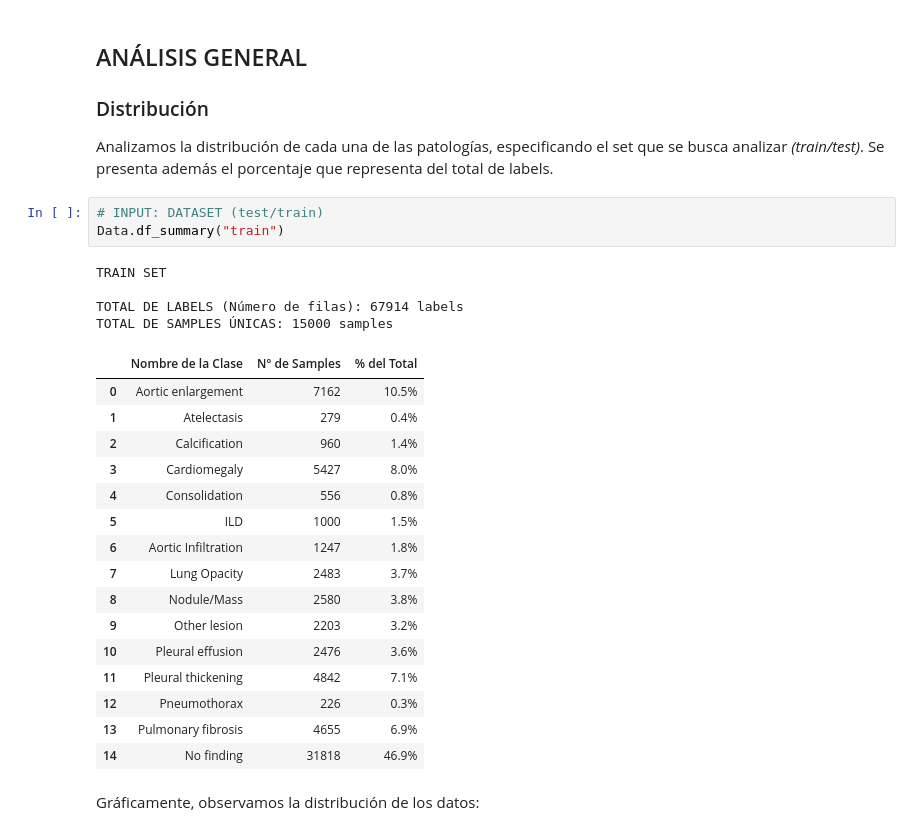
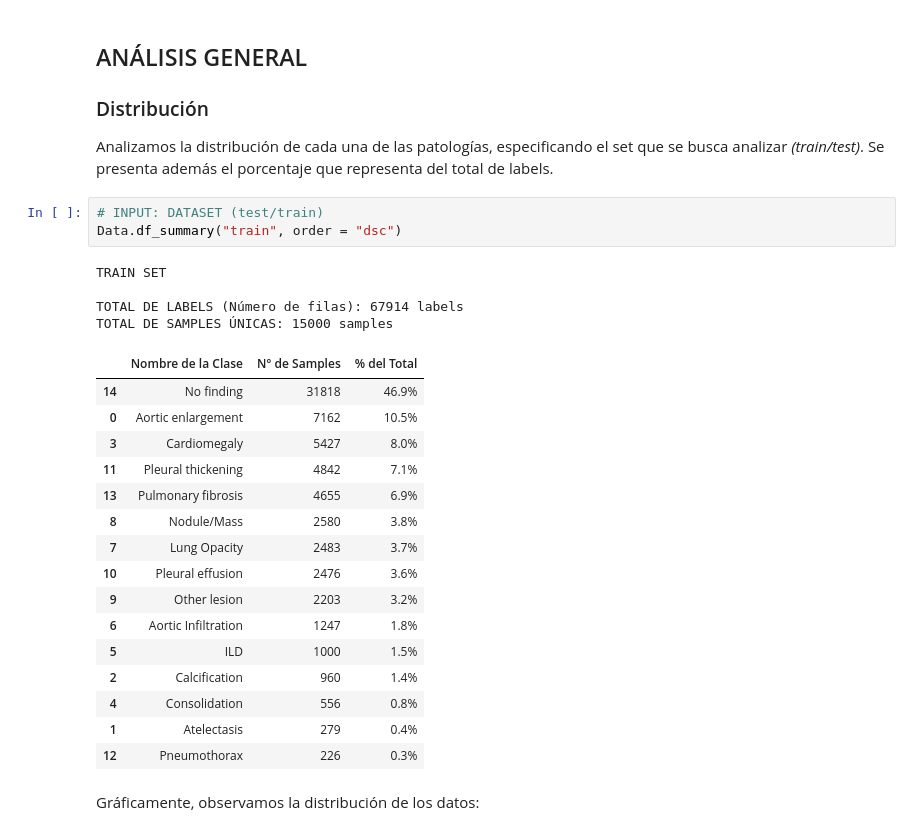
Before and after one commit to dfloreaa/Analysis-VinBigDataXray, a Jupyter notebook: Analisis X-Ray 2021.ipynb, the cells around one changed output. Cells and saved outputs as stored; diff of their text form.

```diff
--- a/Analisis X-Ray 2021.ipynb
+++ b/Analisis X-Ray 2021.ipynb
@@ -28,28 +28,28 @@ Cargando ejemplos de 14 patologías distintas...
 Analizamos la distribución de cada una de las patologías, especificando el set que se busca analizar *(train/test)*. Se presenta además el porcentaje que representa del total de labels.
 # %%
 # INPUT: DATASET (test/train)
-Data.df_summary("train")
+Data.df_summary("train", order = "dsc")
 # %% [output]
 TRAIN SET
 
 TOTAL DE LABELS (Número de filas): 67914 labels
 TOTAL DE SAMPLES ÚNICAS: 15000 samples
 |  | Nombre de la Clase | N° de Samples | % del Total |
+| 14 | No finding | 31818 | 46.9% |
 | 0 | Aortic enlargement | 7162 | 10.5% |
+| 3 | Cardiomegaly | 5427 | 8.0% |
+| 11 | Pleural thickening | 4842 | 7.1% |
+| 13 | Pulmonary fibrosis | 4655 | 6.9% |
+| 8 | Nodule/Mass | 2580 | 3.8% |
+| 7 | Lung Opacity | 2483 | 3.7% |
+| 10 | Pleural effusion | 2476 | 3.6% |
+| 9 | Other lesion | 2203 | 3.2% |
+| 6 | Aortic Infiltration | 1247 | 1.8% |
+| 5 | ILD | 1000 | 1.5% |
+| 2 | Calcification | 960 | 1.4% |
+| 4 | Consolidation | 556 | 0.8% |
 | 1 | Atelectasis | 279 | 0.4% |
-| 2 | Calcification | 960 | 1.4% |
-| 3 | Cardiomegaly | 5427 | 8.0% |
-| 4 | Consolidation | 556 | 0.8% |
-| 5 | ILD | 1000 | 1.5% |
-| 6 | Aortic Infiltration | 1247 | 1.8% |
-| 7 | Lung Opacity | 2483 | 3.7% |
-| 8 | Nodule/Mass | 2580 | 3.8% |
-| 9 | Other lesion | 2203 | 3.2% |
-| 10 | Pleural effusion | 2476 | 3.6% |
-| 11 | Pleural thickening | 4842 | 7.1% |
 | 12 | Pneumothorax | 226 | 0.3% |
-| 13 | Pulmonary fibrosis | 4655 | 6.9% |
-| 14 | No finding | 31818 | 46.9% |
 # %% [markdown]
 Gráficamente, observamos la distribución de los datos:
 # %%
```
Also changed, not shown: parts of 6 cells of this notebook, 1 other file.
